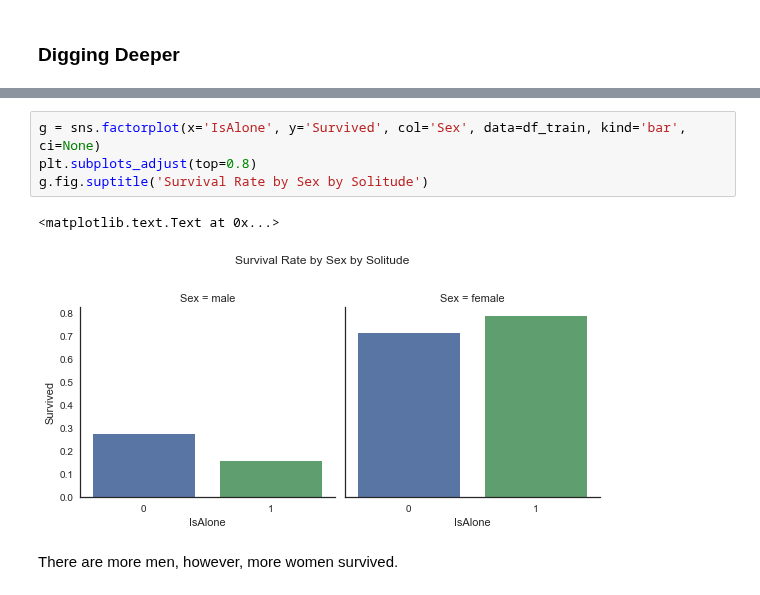
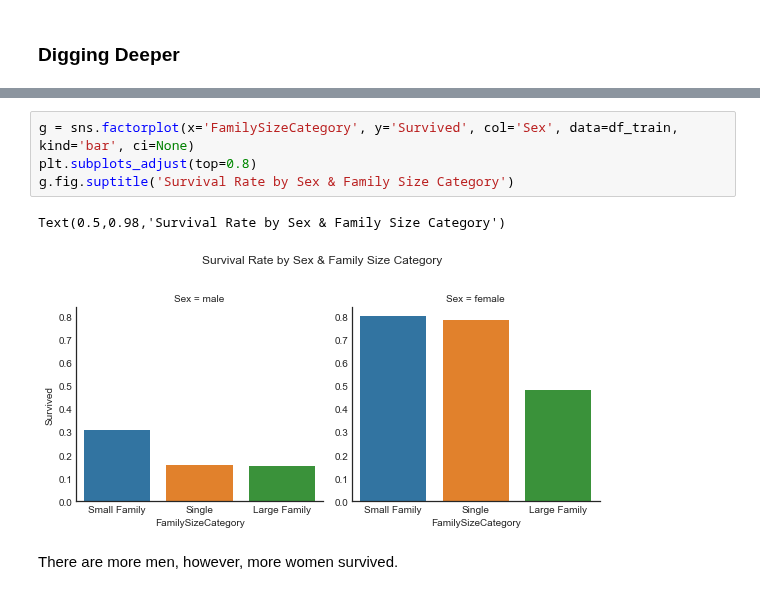
Before and after one commit to paulaceccon/ml-playground, a Jupyter notebook: Kernels/Titanic - ML from Disaster.ipynb, the cells around one changed output, grey strips where cells are left out. Cells and saved outputs as stored; diff of their text form.

```diff
--- a/Kernels/Titanic - ML from Disaster.ipynb
+++ b/Kernels/Titanic - ML from Disaster.ipynb
@@ -256,9 +299,9 @@ g.fig.suptitle('Survival Rate by Sex & Family Size')
 # %%
-g = sns.factorplot(x='IsAlone', y='Survived', col='Sex', data=df_train, kind='bar', ci=None)
+g = sns.factorplot(x='FamilySizeCategory', y='Survived', col='Sex', data=df_train, kind='bar', ci=None)
 plt.subplots_adjust(top=0.8)
-g.fig.suptitle('Survival Rate by Sex by Solitude')
+g.fig.suptitle('Survival Rate by Sex & Family Size Category')
 # %% [output]
-<matplotlib.text.Text at 0x...>
+Text(0.5,0.98,'Survival Rate by Sex & Family Size Category')
-[figure, old version]
+[figure, new version]
 # %% [markdown]
 There are more men, however, more women survived.
```
Also changed, not shown: parts of 59 cells of this notebook.
